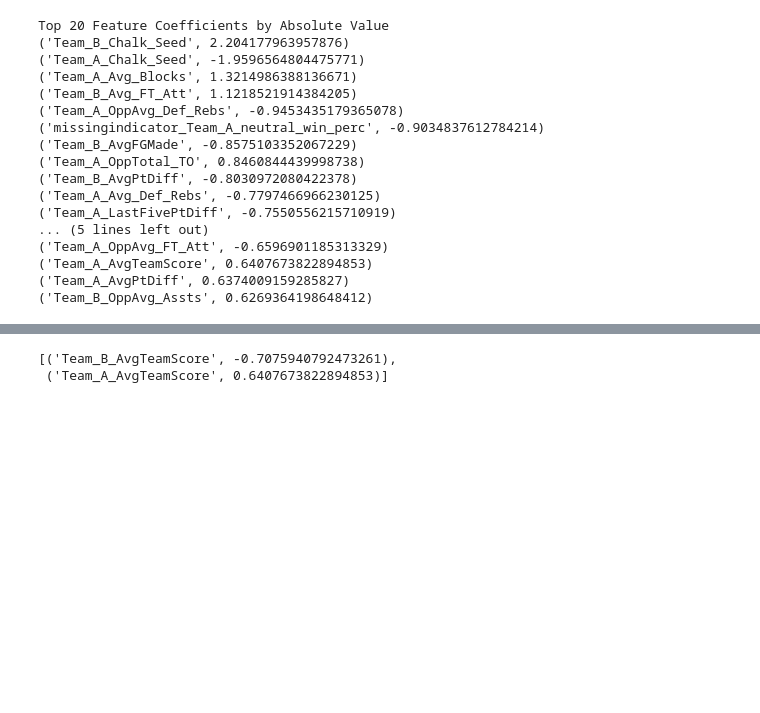
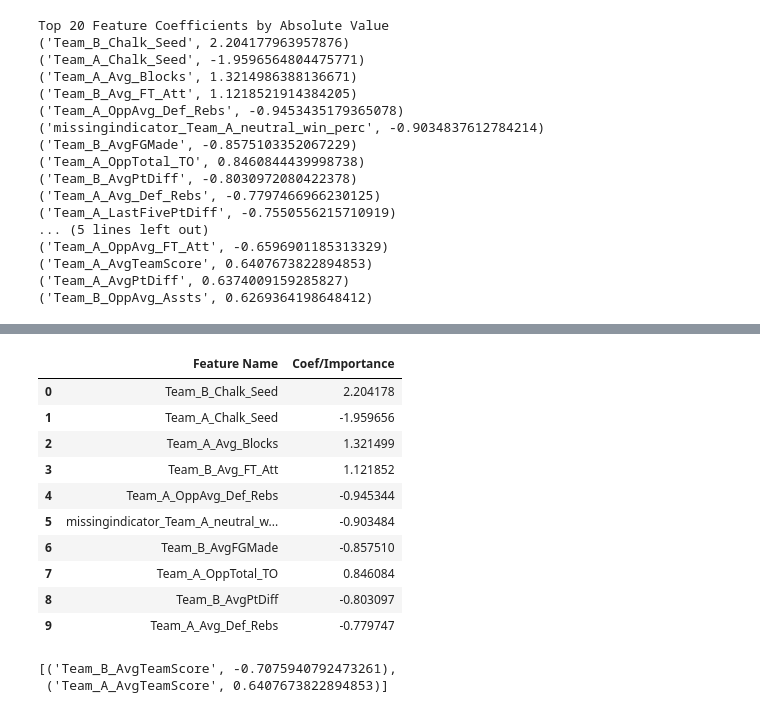
Before and after one commit to dvdhartsman/March_Machine_Learning_Mania_2024, a Jupyter notebook: Model_Development.ipynb, the cells around one changed output, grey strips where cells are left out. Saved outputs shown, nothing was run; the diff lists cells and outputs as text; code cells hidden in the pictures; blank space fills up the shorter version.

```diff
--- a/Model_Development.ipynb
+++ b/Model_Development.ipynb
@@ -299,6 +323,10 @@ Model.model_df.loc[1] = dummy
 # %%
 # Data for the first model iteration:
 
+# Add dummy data
+Model.model_df.loc[1] = dummy_pred_df_entry()
+
+# Inspect overall model
 Model.model_df
 # %% [output]
 |  | name | train_accuracy | train_prec | train_recall | train_f1 | train_logloss | test_accuracy | test_prec | ... |
@@ -340,7 +368,7 @@ class Importance():
 
 # Extract Feature Importance from Tree-based Models
 
-def features_from_trees(model_class):
+def features_from_trees(model_class, number_of_features=5):
 
     # Extracting feature importances and adding them to a dataframe to contain them for each model
 
@@ -352,17 +380,22 @@ def features_from_trees(model_class):
     imp_list = list(zip(features_list, imp_feats))
     imp_dict = dict(imp_list)
 
+    idx = len(Importance.df)
     Importance(imp_dict)
+    Importance.df.rename(index={idx:model_class.name}, inplace=True)
 
-    print("Top 5 Feature Importances")
-    for i in sorted(imp_list, key=lambda x: x[1], reverse=True)[:5]:
+
+    print(f"Top {number_of_features} Feature Importances")
+    for i in sorted(imp_list, key=lambda x: x[1], reverse=True)[:number_of_features]:
         print(i)
+
+    return sorted(imp_list, key=lambda x: x[1], reverse=True)
 
 
 
 # Extracts the coefficients from Logistic Regression models and pairs them with their features
 
-def coefs_from_lr(model_class, number_of_coefs):
+def coefs_from_lr(model_class, number_of_coefs=5):
     features = model_class.model.named_steps["ct"].get_feature_names_out()
     features_list = [i.replace("num_pipe__", "").replace("cat_pipe__","") for i in features]
 
@@ -371,7 +404,9 @@ def coefs_from_lr(model_class, number_of_coefs):
     imp_list = list(zip(features_list, coef_feats))
     imp_dict = dict(imp_list)
 
+    idx = len(Importance.df)
     Importance(imp_dict)
+    Importance.df.rename(index={idx:model_class.name}, inplace=True)
 
     print(f"Top {number_of_coefs} Feature Coefficients by Absolute Value")
     for i in sorted(imp_list, key=lambda x: np.abs(x[1]), reverse=True)[:number_of_coefs]:
@@ -426,3 +585,17 @@ Importance.df[["Team_B_AvgTeamScore", 'Team_A_AvgTeamScore']]
+# %%
+get_largest_magnitudes(10, logreg_coef)
+# %% [output]
+|  | Feature Name | Coef/Importance |
+| 0 | Team_B_Chalk_Seed | 2.204178 |
+| 1 | Team_A_Chalk_Seed | -1.959656 |
+| 2 | Team_A_Avg_Blocks | 1.321499 |
+| 3 | Team_B_Avg_FT_Att | 1.121852 |
+| 4 | Team_A_OppAvg_Def_Rebs | -0.945344 |
+| 5 | missingindicator_Team_A_neutral_w... | -0.903484 |
+| 6 | Team_B_AvgFGMade | -0.857510 |
+| 7 | Team_A_OppTotal_TO | 0.846084 |
+| 8 | Team_B_AvgPtDiff | -0.803097 |
+| 9 | Team_A_Avg_Def_Rebs | -0.779747 |
 # %%
 assess_features(logreg_coef, "AvgTeamScore")
 # %% [output]
```
Also changed, not shown: parts of 12 cells of this notebook, 1 other file.
